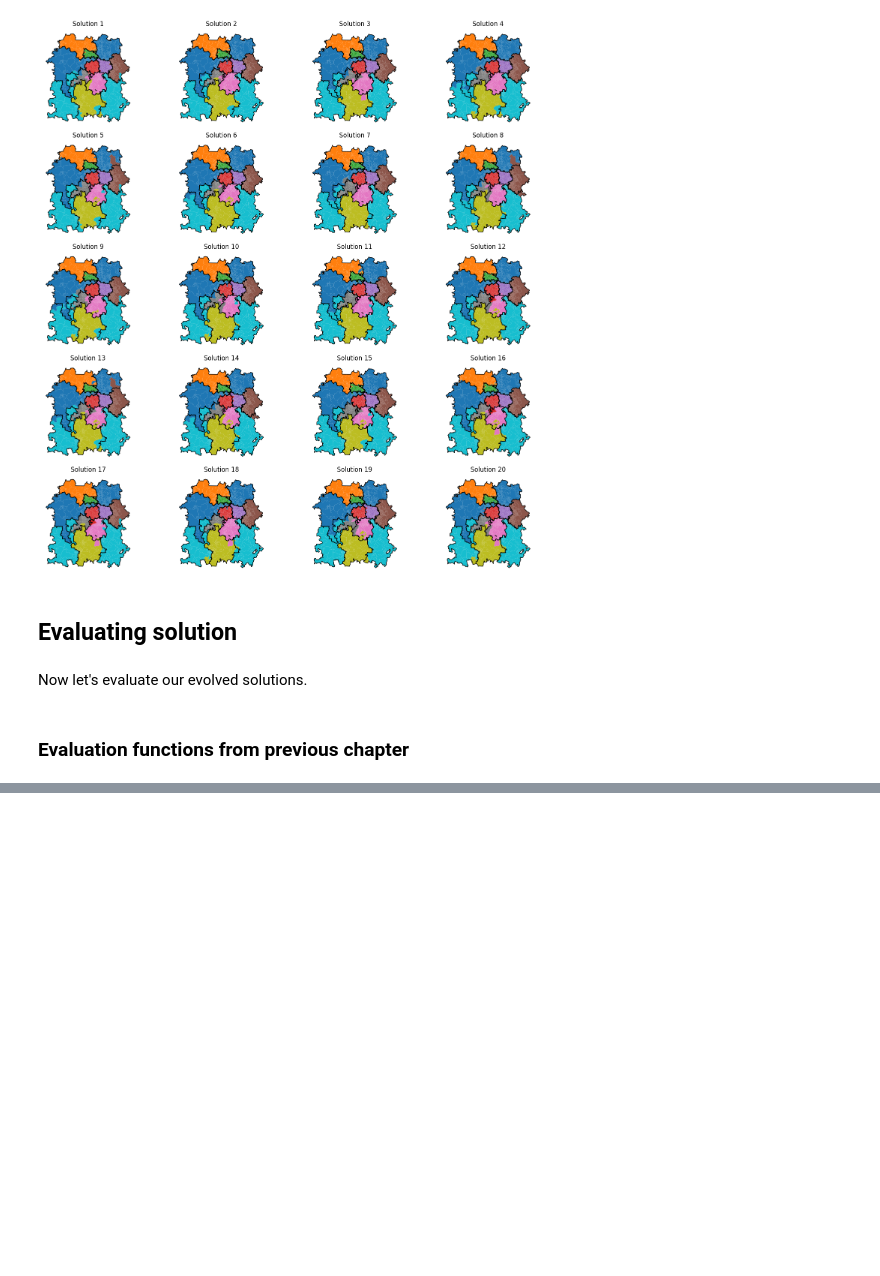
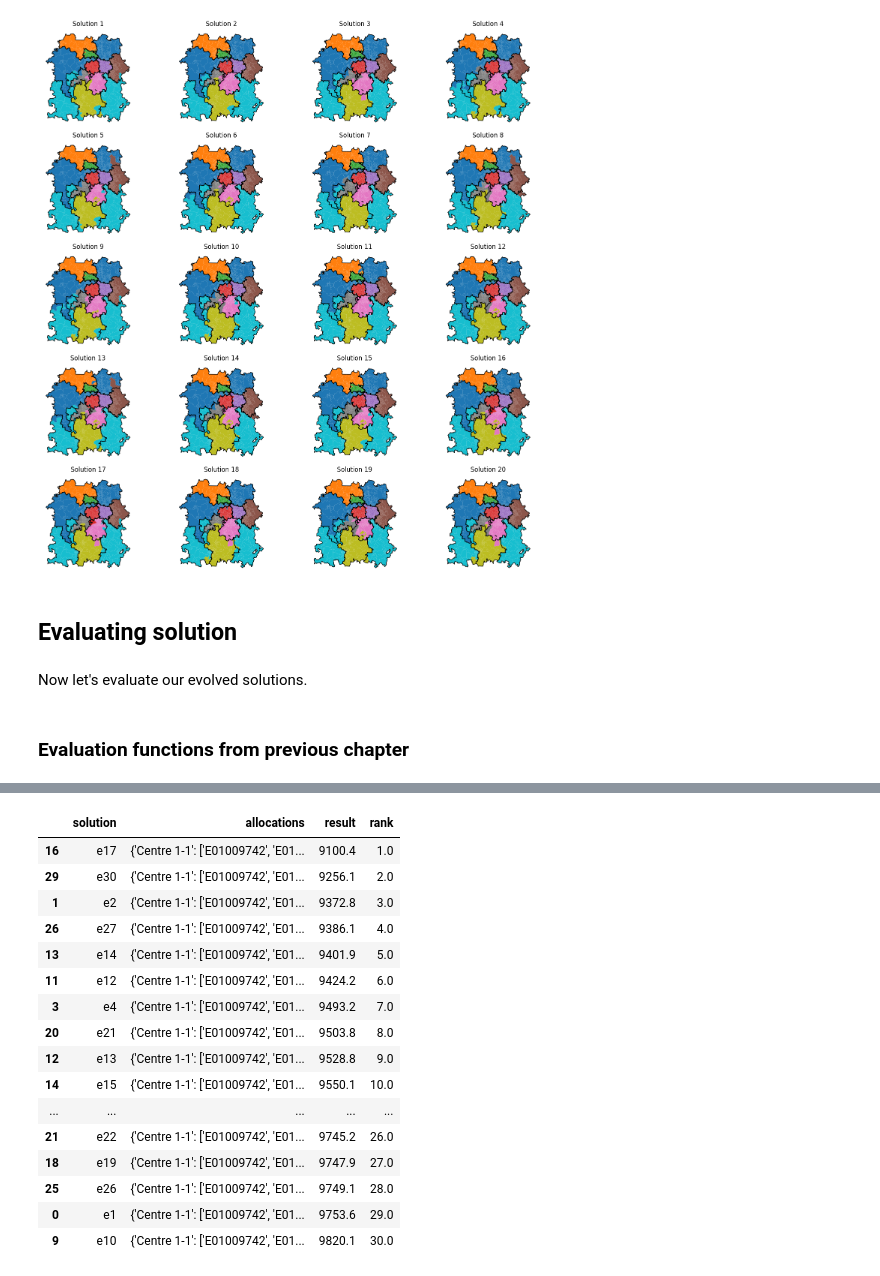
Before and after one commit to hsma-programme/hsma6_geographic_optimisation_and_visualisation_book, a Jupyter notebook: explore_refinement_algo_nb.ipynb, the cells around one changed output, grey strips where cells are left out. Cells and saved outputs as stored; diff of their text form; code cells hidden in the pictures; blank space fills up the shorter version.

```diff
--- a/explore_refinement_algo_nb.ipynb
+++ b/explore_refinement_algo_nb.ipynb
@@ -659,0 +686,36 @@ def evaluate_solution_dict(solution_dict, gdf,
+# %%
+evaluations_evolved_solutions = []
+
+for i, sol in enumerate(solution):
+    allocation_evaluation = evaluate_solution(sol.merge(demand, on="LSOA11CD"), allocation_column="centre_dispatcher_evolved")
+
+    evaluations_evolved_solutions.append({
+        'solution': f"e{i+1}",
+        # We can't just pass the dictionary here due to the way python handles dictionaries
+        # We need to explicitly take a copy of the dictionary
+        'allocations': copy.deepcopy(sol.groupby('centre_dispatcher_evolved')['LSOA11CD'].apply(list).to_dict()),
+        'result': allocation_evaluation
+    })
+
+evolution_solution_df = pd.DataFrame(evaluations_evolved_solutions)
+evolution_solution_df['rank'] = evolution_solution_df['result'].rank(method='max')
+
+evolution_solution_df.sort_values('rank')
+# %% [output]
+|  | solution | allocations | result | rank |
+| 16 | e17 | {'Centre 1-1': ['E01009742', 'E01... | 9100.4 | 1.0 |
+| 29 | e30 | {'Centre 1-1': ['E01009742', 'E01... | 9256.1 | 2.0 |
+| 1 | e2 | {'Centre 1-1': ['E01009742', 'E01... | 9372.8 | 3.0 |
+| 26 | e27 | {'Centre 1-1': ['E01009742', 'E01... | 9386.1 | 4.0 |
+| 13 | e14 | {'Centre 1-1': ['E01009742', 'E01... | 9401.9 | 5.0 |
+| 11 | e12 | {'Centre 1-1': ['E01009742', 'E01... | 9424.2 | 6.0 |
+| 3 | e4 | {'Centre 1-1': ['E01009742', 'E01... | 9493.2 | 7.0 |
+| 20 | e21 | {'Centre 1-1': ['E01009742', 'E01... | 9503.8 | 8.0 |
+| 12 | e13 | {'Centre 1-1': ['E01009742', 'E01... | 9528.8 | 9.0 |
+| 14 | e15 | {'Centre 1-1': ['E01009742', 'E01... | 9550.1 | 10.0 |
+| ... | ... | ... | ... | ... |
+| 21 | e22 | {'Centre 1-1': ['E01009742', 'E01... | 9745.2 | 26.0 |
+| 18 | e19 | {'Centre 1-1': ['E01009742', 'E01... | 9747.9 | 27.0 |
+| 25 | e26 | {'Centre 1-1': ['E01009742', 'E01... | 9749.1 | 28.0 |
+| 0 | e1 | {'Centre 1-1': ['E01009742', 'E01... | 9753.6 | 29.0 |
+| 9 | e10 | {'Centre 1-1': ['E01009742', 'E01... | 9820.1 | 30.0 |
```
Also changed, not shown: parts of 5 cells of this notebook.
